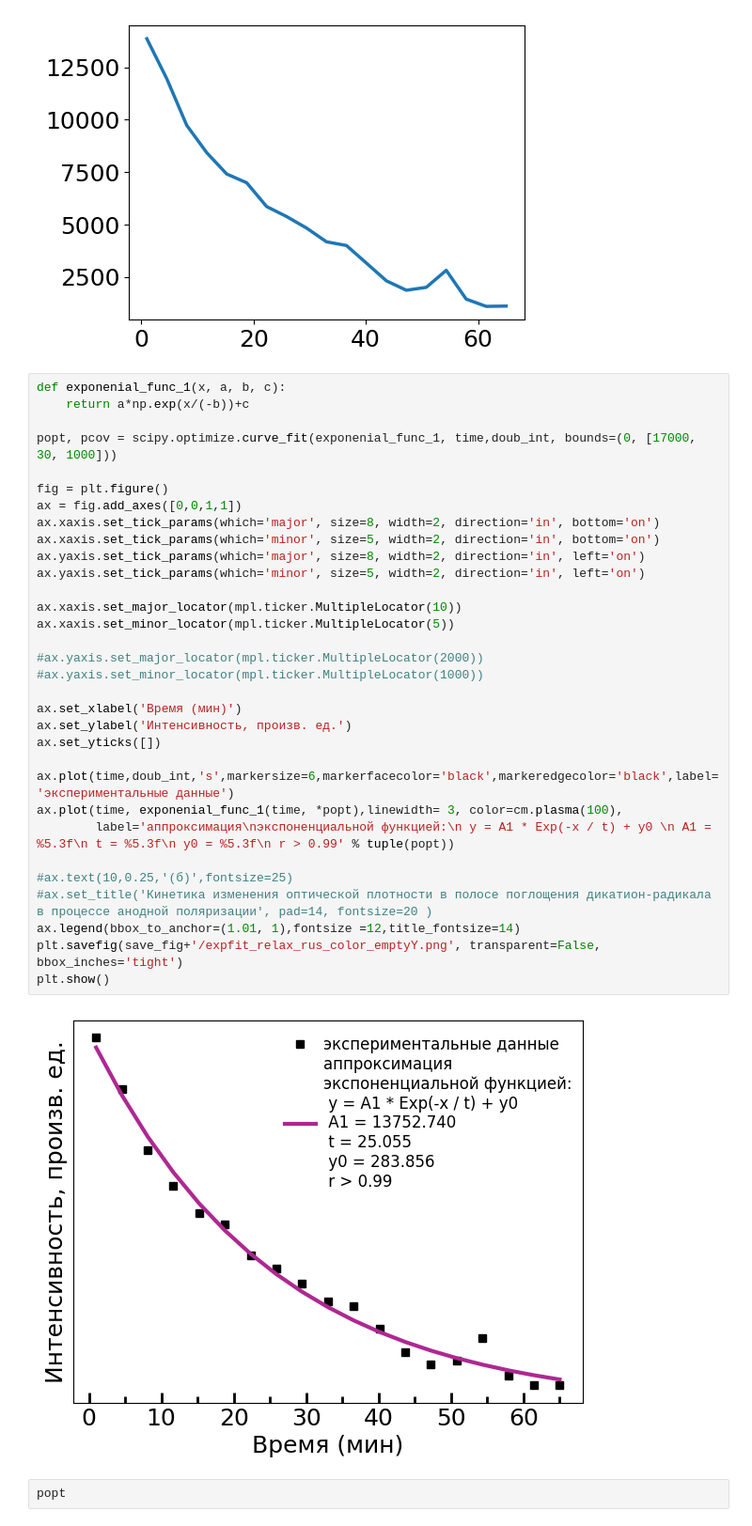
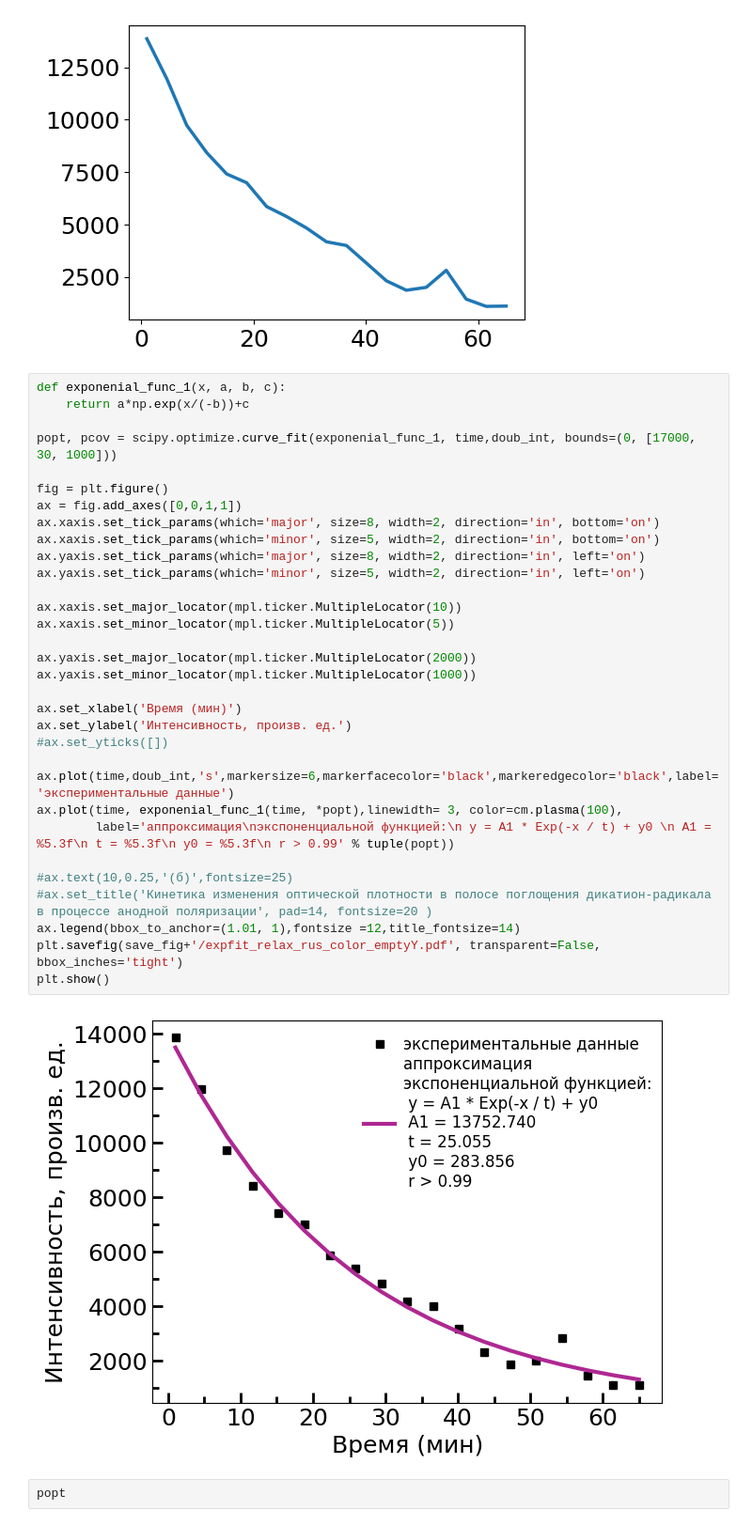
Before and after one commit to smoluakov/DIPLOMA, a Jupyter notebook: DATA_PROCCESING/CD220/EPR_CD220.ipynb, the cells around one changed output. Shown at 94% size. Saved outputs shown, nothing was run; the diff lists cells and outputs as text.

```diff
--- a/DATA_PROCCESING/CD220/EPR_CD220.ipynb
+++ b/DATA_PROCCESING/CD220/EPR_CD220.ipynb
@@ -716,37 +716,37 @@ plt.plot(time, doub_int)
 # %%
 def exponenial_func_1(x, a, b, c):
     return a*np.exp(x/(-b))+c
 
 popt, pcov = scipy.optimize.curve_fit(exponenial_func_1, time,doub_int, bounds=(0, [17000, 30, 1000]))
 
 fig = plt.figure()
 ax = fig.add_axes([0,0,1,1])
 ax.xaxis.set_tick_params(which='major', size=8, width=2, direction='in', bottom='on')
 ax.xaxis.set_tick_params(which='minor', size=5, width=2, direction='in', bottom='on')
 ax.yaxis.set_tick_params(which='major', size=8, width=2, direction='in', left='on')
 ax.yaxis.set_tick_params(which='minor', size=5, width=2, direction='in', left='on')
 
 ax.xaxis.set_major_locator(mpl.ticker.MultipleLocator(10))
 ax.xaxis.set_minor_locator(mpl.ticker.MultipleLocator(5))
 
-#ax.yaxis.set_major_locator(mpl.ticker.MultipleLocator(2000))
-#ax.yaxis.set_minor_locator(mpl.ticker.MultipleLocator(1000))
+ax.yaxis.set_major_locator(mpl.ticker.MultipleLocator(2000))
+ax.yaxis.set_minor_locator(mpl.ticker.MultipleLocator(1000))
 
 ax.set_xlabel('Время (мин)')
 ax.set_ylabel('Интенсивность, произв. ед.')
-ax.set_yticks([])
+#ax.set_yticks([])
 
 ax.plot(time,doub_int,'s',markersize=6,markerfacecolor='black',markeredgecolor='black',label='экспериментальные данные')
 ax.plot(time, exponenial_func_1(time, *popt),linewidth= 3, color=cm.plasma(100),
         label='аппроксимация\nэкспоненциальной функцией:\n y = A1 * Exp(-x / t) + y0 \n A1 = %5.3f\n t = %5.3f\n y0 = %5.3f\n r > 0.99' % tuple(popt))
 
 #ax.text(10,0.25,'(б)',fontsize=25)
 #ax.set_title('Кинетика изменения оптической плотности в полосе поглощения дикатион-радикала в процессе анодной поляризации', pad=14, fontsize=20 )
 ax.legend(bbox_to_anchor=(1.01, 1),fontsize =12,title_fontsize=14)
-plt.savefig(save_fig+'/expfit_relax_rus_color_emptyY.png', transparent=False, bbox_inches='tight')
+plt.savefig(save_fig+'/expfit_relax_rus_color_emptyY.pdf', transparent=False, bbox_inches='tight')
 plt.show()
 # %% [output]
-[figure, old version]
+[figure, new version]
 # %%
 popt
 # %% [output]
```
Also changed, not shown: parts of 4 cells of this notebook, 24 other files.
